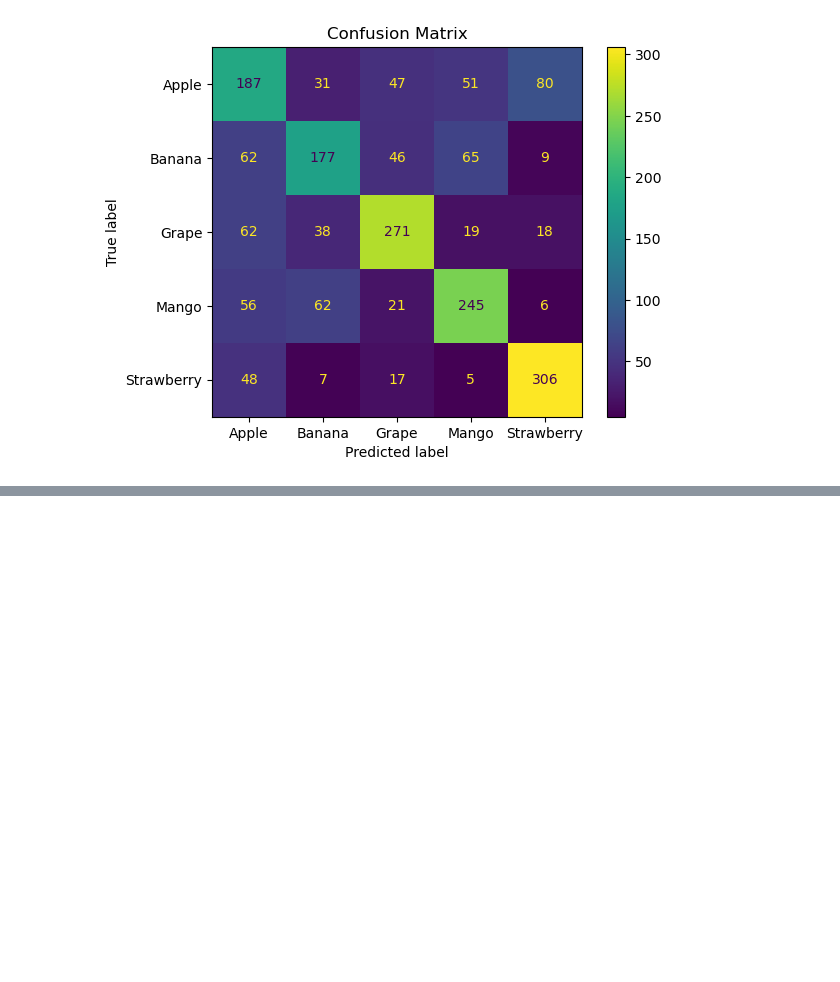
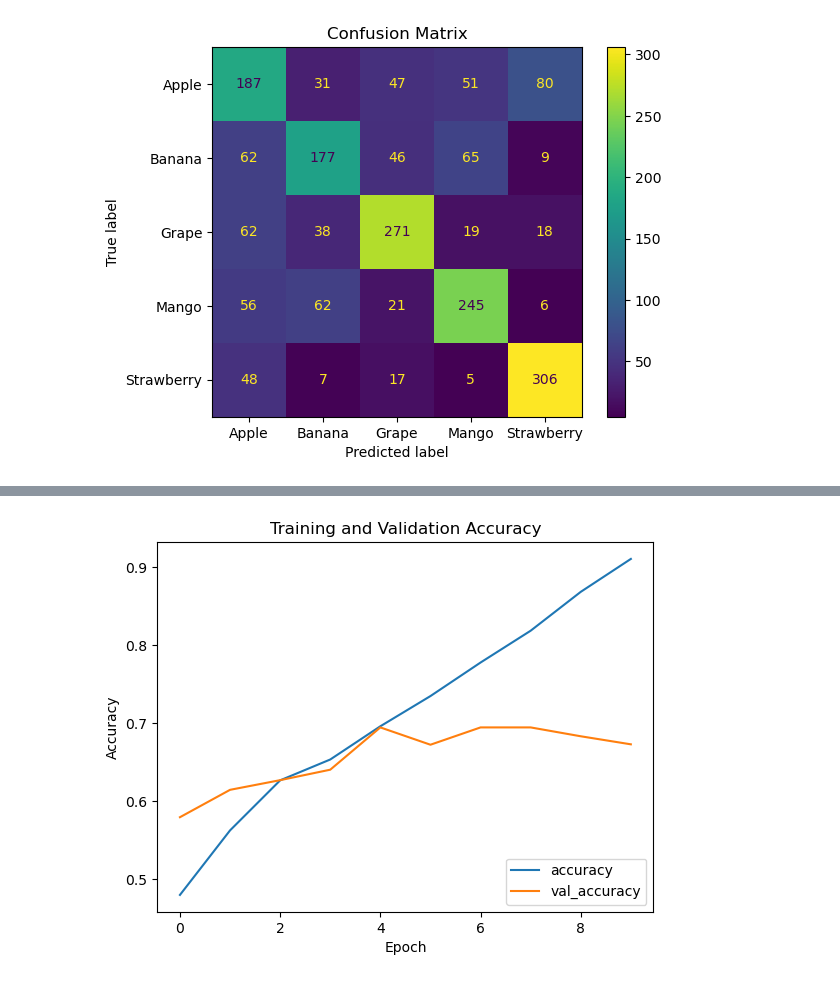
Before and after one commit to Starkilled1/fruit-classification-project, a Jupyter notebook: NeuralNetwork_script.ipynb, the cells around one changed output, grey strips where cells are left out. Saved outputs shown, nothing was run; the diff lists cells and outputs as text; code cells hidden in the pictures; blank space fills up the shorter version.

Commit message:
second model tested

```diff
--- a/NeuralNetwork_script.ipynb
+++ b/NeuralNetwork_script.ipynb
@@ -194,0 +254,12 @@ print(f'Test accuracy: {test_acc}')
+# %%
+# Plot accuracy over epochs
+plt.plot(history_2.history['accuracy'], label='accuracy')
+plt.plot(history_2.history['val_accuracy'], label='val_accuracy')
+plt.xlabel('Epoch')
+plt.ylabel('Accuracy')
+plt.legend(loc='lower right')
+plt.title('Training and Validation Accuracy')
+plt.savefig('Accuracy_Epoch_Graph_images/model_2')
+plt.show()
+# %% [output]
+[figure, added]
```
Also changed, not shown: parts of 11 cells of this notebook, 3 other files.
